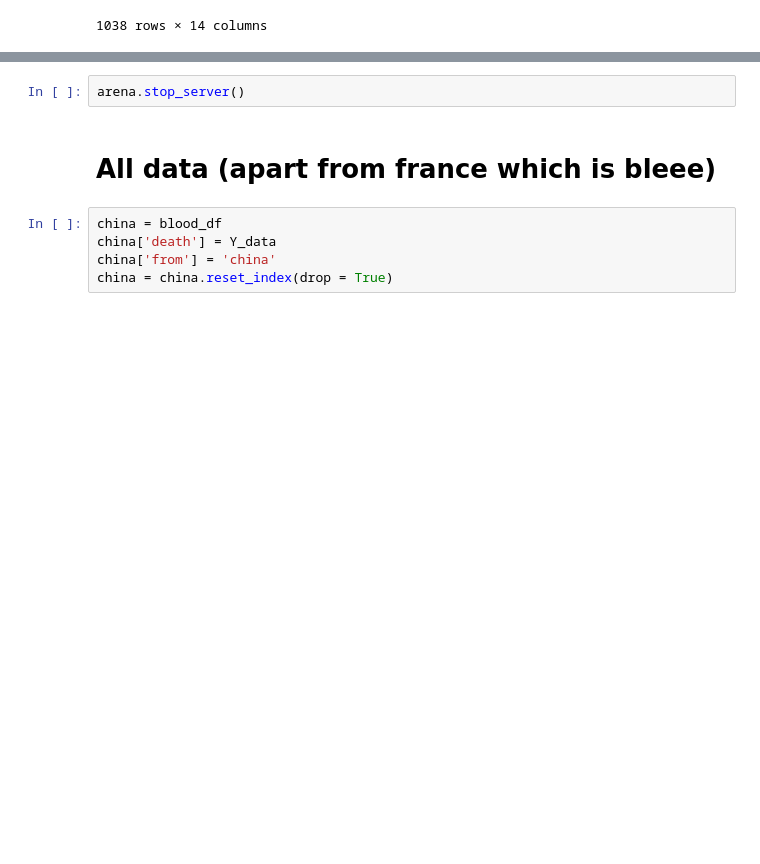
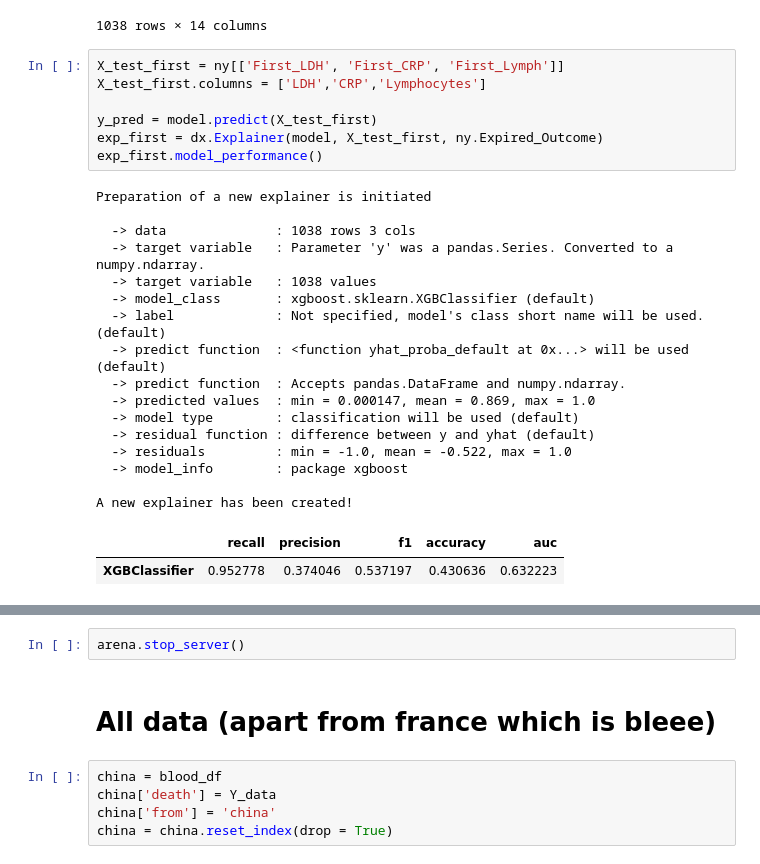
Before and after one commit to mini-pw/2021L-WB-ML, a Jupyter notebook: DeepJajo/Model_evaluation_and_fairness.ipynb, the cells around one changed output, grey strips where cells are left out. Drawn from its saved outputs; the diff is of its cells as text; blank space fills up the shorter version.

```diff
--- a/DeepJajo/Model_evaluation_and_fairness.ipynb
+++ b/DeepJajo/Model_evaluation_and_fairness.ipynb
@@ -239,3 +239,29 @@ ny
 | 1036 | 431248849 | 1 | 491 | 73.3 | 21.9 | 491 | 73.30 | 21.9 | ... |
 | 1037 | 1702265106 | 0 | 282 | 85.7 | 9.8 | 282 | 94.90 | 9.8 | ... |
 1038 rows × 14 columns
+# %%
+X_test_first = ny[['First_LDH', 'First_CRP', 'First_Lymph']]
+X_test_first.columns = ['LDH','CRP','Lymphocytes']
+
+y_pred = model.predict(X_test_first)
+exp_first = dx.Explainer(model, X_test_first, ny.Expired_Outcome)
+exp_first.model_performance()
+# %% [output]
+Preparation of a new explainer is initiated
+
+  -> data              : 1038 rows 3 cols
+  -> target variable   : Parameter 'y' was a pandas.Series. Converted to a numpy.ndarray.
+  -> target variable   : 1038 values
+  -> model_class       : xgboost.sklearn.XGBClassifier (default)
+  -> label             : Not specified, model's class short name will be used. (default)
+  -> predict function  : <function yhat_proba_default at 0x...> will be used (default)
+  -> predict function  : Accepts pandas.DataFrame and numpy.ndarray.
+  -> predicted values  : min = 0.000147, mean = 0.869, max = 1.0
+  -> model type        : classification will be used (default)
+  -> residual function : difference between y and yhat (default)
+  -> residuals         : min = -1.0, mean = -0.522, max = 1.0
+  -> model_info        : package xgboost
+
+A new explainer has been created!
+|  | recall | precision | f1 | accuracy | auc |
+| XGBClassifier | 0.952778 | 0.374046 | 0.537197 | 0.430636 | 0.632223 |
```
Also changed, not shown: parts of 3 cells of this notebook, 1 other file.
